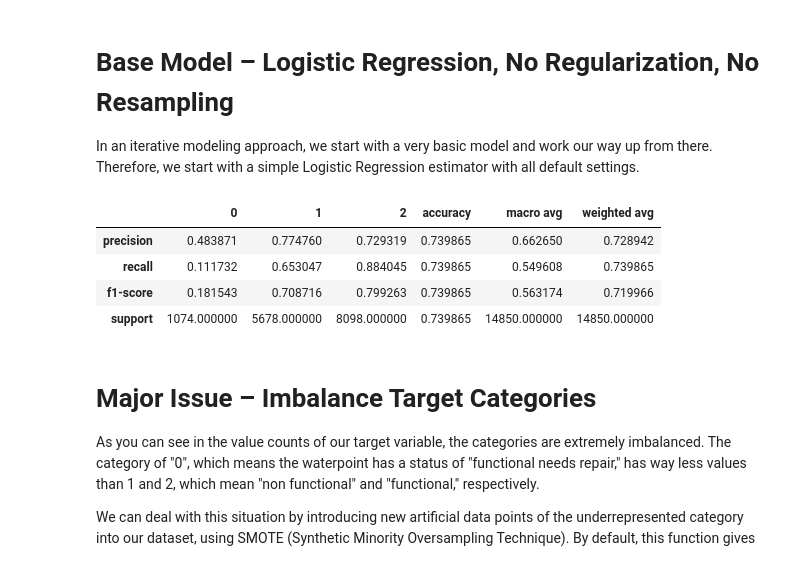
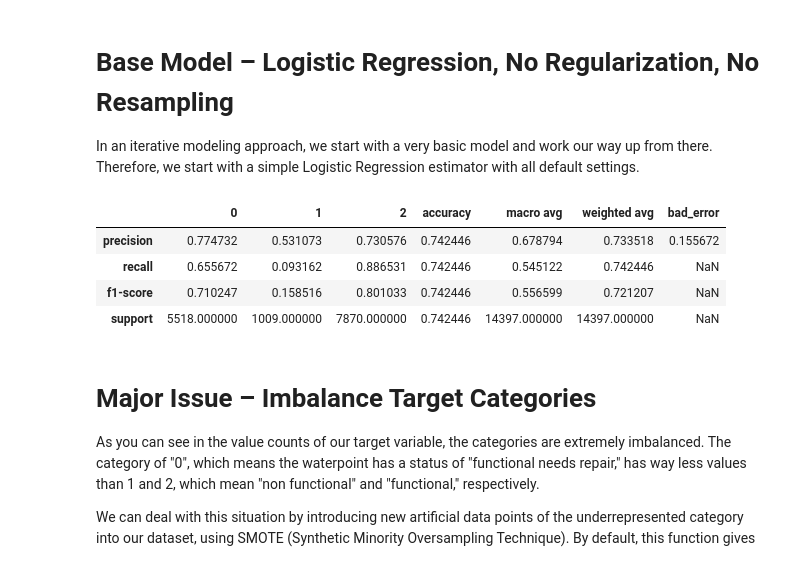
Before and after one commit to Jellohub/phase_3_project, a Jupyter notebook: notebook.ipynb, the cells around one changed output. Saved outputs shown, nothing was run; the diff lists cells and outputs as text; code cells hidden in the pictures.

```diff
--- a/notebook.ipynb
+++ b/notebook.ipynb
@@ -127,8 +77,10 @@ class color:
    END = '\033[0m'
 # %%
 # Importing data
-# testing is for the online competition only; it's not directly relevant to this project
+# testing is the set of labels the charity wants us to generate predictions for
 
 testing = pd.read_csv("tanzanian_water_wells/X_test.csv")
 X = pd.read_csv("tanzanian_water_wells/X_train.csv")
-y = pd.read_csv("tanzanian_water_wells/y_train.csv")['status_group'].map({'functional': 2, 'functional needs repair': 0, 'non functional': 1})
+y = pd.read_csv("tanzanian_water_wells/y_train.csv")['status_group'].map({'functional': 2, 'functional needs repair': 1, 'non functional': 0})
+
+idx = pd.read_csv("tanzanian_water_wells/X_test.csv")['id']
@@ -503,0 +439,25 @@ for i in range(len(cols)):
+# %%
+# Eliminating problematic categorical features
+X_cat = X_cat.drop(['region', 'region_code', 'district_code',
+                    'basin', 'permit', 'extraction_type_group',
+                    'extraction_type_class', 'scheme_management', 'management_group',
+                    'payment_type', 'quality_group', 'quantity_group',
+                    'source_type', 'source_class', 'waterpoint_type_group'], axis=1)
+
+# We no longer need ordinal encoding; in fact, it will make it harder
+# to interpret feature importances later. Undoing ordinal encoding
+for col in X_cat.columns:
+    X_cat[col]=X[col]
+# %%
+# Casting all categorical features as string dtypes for simplicity
+X_cat = X_cat.astype('str')
+
+X_cat_copy = X_cat.copy()
+X_copy = pd.concat([X_numeric_copy, X_cat_copy], axis=1)
+
+X_cat = pd.get_dummies(X_cat, drop_first=True, dtype='int64')
+
+# Combining both numeric and categorical features
+X = pd.concat([X_numeric, X_cat], axis=1)
+
+y = y.take(list(X.index))
@@ -524,15 +495,23 @@ In an iterative modeling approach, we start with a very basic model and work our
 # %%
 estimator = LogisticRegression(random_state=state)
 estimator.fit(X_train, y_train)
 predictions = estimator.predict(X_test)
 
-pd.DataFrame(classification_report(y_test, predictions, output_dict=True))
+matrix = pd.DataFrame(confusion_matrix(y_test, predictions))
+
+# Percentage of Non functional wells classified as functional
+error = matrix[0][2]/len(y_test[y_test==0])
+
+report = pd.DataFrame(classification_report(y_test, predictions, output_dict=True))
+report['bad_error'] = [error, None, None, None]
+
+report
 # %% [output]
-|  | 0 | 1 | 2 | accuracy | macro avg | weighted avg |
-| precision | 0.483871 | 0.774760 | 0.729319 | 0.739865 | 0.662650 | 0.728942 |
-| recall | 0.111732 | 0.653047 | 0.884045 | 0.739865 | 0.549608 | 0.739865 |
-| f1-score | 0.181543 | 0.708716 | 0.799263 | 0.739865 | 0.563174 | 0.719966 |
-| support | 1074.000000 | 5678.000000 | 8098.000000 | 0.739865 | 14850.000000 | 14850.000000 |
+|  | 0 | 1 | 2 | accuracy | macro avg | weighted avg | bad_error |
+| precision | 0.774732 | 0.531073 | 0.730576 | 0.742446 | 0.678794 | 0.733518 | 0.155672 |
+| recall | 0.655672 | 0.093162 | 0.886531 | 0.742446 | 0.545122 | 0.742446 | NaN |
+| f1-score | 0.710247 | 0.158516 | 0.801033 | 0.742446 | 0.556599 | 0.721207 | NaN |
+| support | 5518.000000 | 1009.000000 | 7870.000000 | 0.742446 | 14397.000000 | 14397.000000 | NaN |
 # %% [markdown]
 # Major Issue – Imbalance Target Categories
 
```
Also changed, not shown: parts of 62 cells of this notebook, 5 other files.
